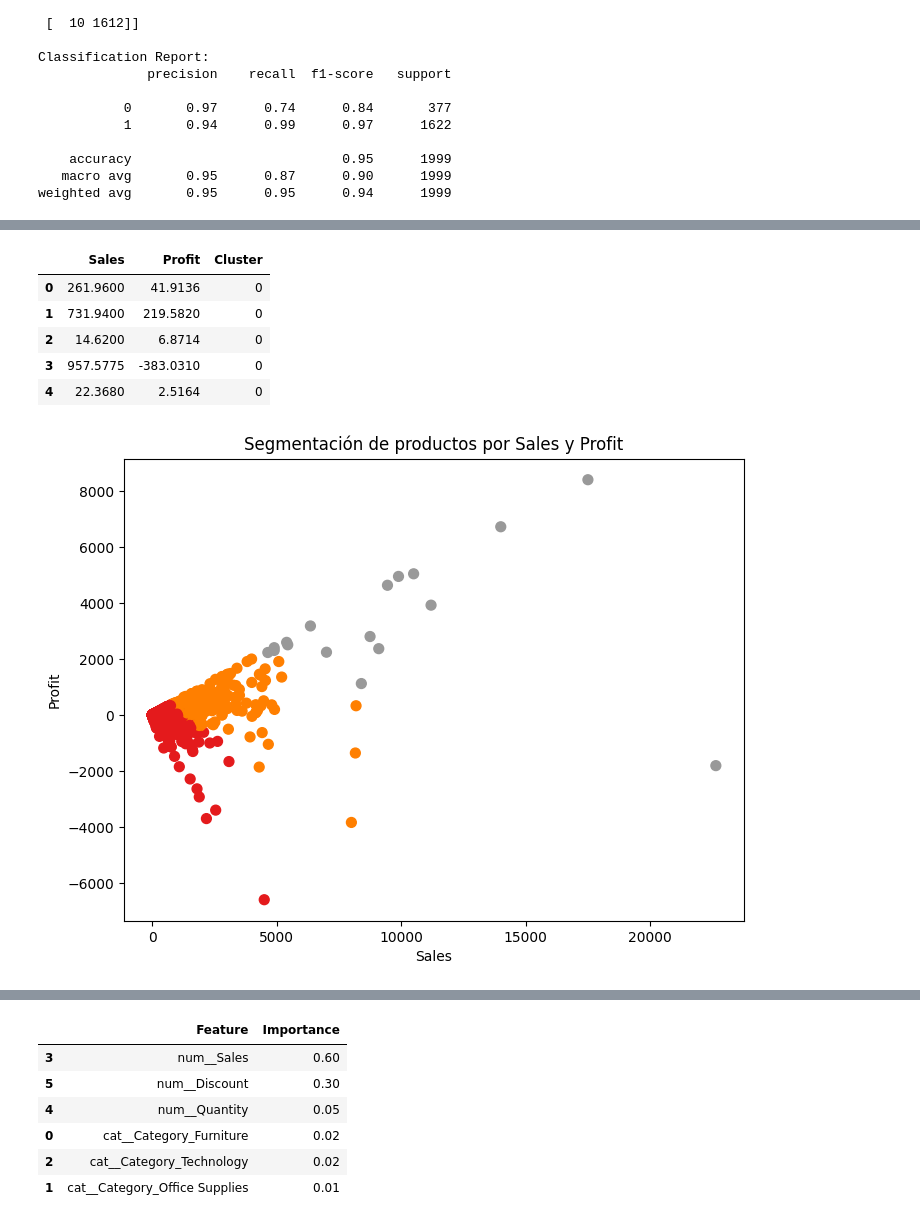
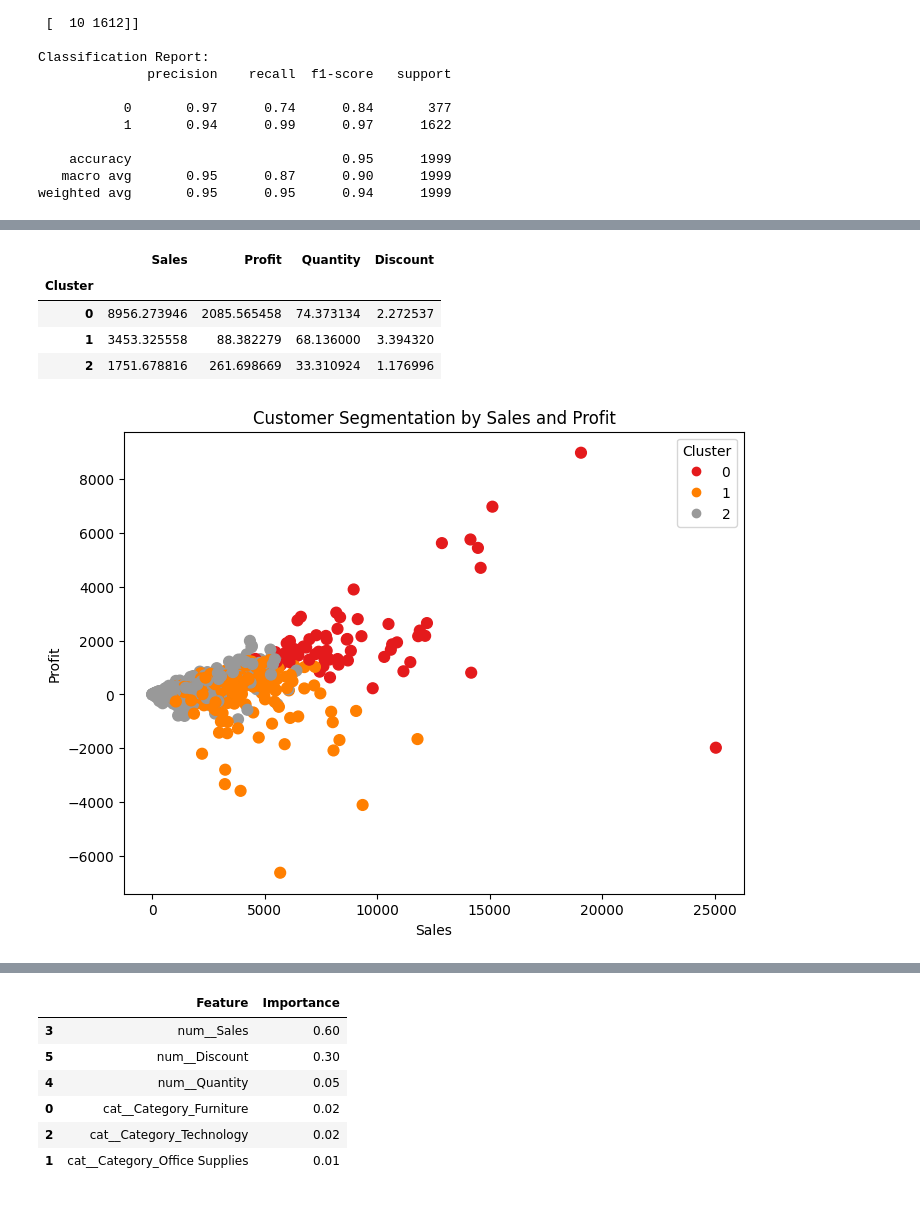
Before and after one commit to Brigiuli/Retail-Sales-Analysis-Profit-Prediction-and-Product-Segmentation, a Jupyter notebook: Retail_Sales_Analysis.ipynb, the cells around one changed output, grey strips where cells are left out. Saved outputs shown, nothing was run; the diff lists cells and outputs as text; code cells hidden in the pictures.

```diff
--- a/Retail_Sales_Analysis.ipynb
+++ b/Retail_Sales_Analysis.ipynb
@@ -520,24 +514,24 @@ Average R²: 0.7267149413859096
 # Clasificación de Profit positivo o negativo
 
 # -------------------------------
-# 1 Crear variable objetivo
+# Crear variable objetivo
 # -------------------------------
-df['Profit_Class'] = (df['Profit'] > 0).astype(int)
+df_model['Profit_Class'] = (df['Profit'] > 0).astype(int)
 
 # Variables predictoras
 features = ['Category', 'Sales', 'Quantity', 'Discount']
-X = df[features]
-y = df['Profit_Class']
+X = df_model[features]
+y = df_model['Profit_Class']
 
 # -------------------------------
-# 2 Train / Test Split
+# Train / Test Split
 # -------------------------------
 X_train, X_test, y_train, y_test = train_test_split(
     X, y, test_size=0.2, random_state=42
 )
 
 # -------------------------------
-# 3 Preprocesamiento
+# Preprocesamiento
 # -------------------------------
 categorical_features = ['Category']
 numeric_features = ['Sales', 'Quantity', 'Discount']
@@ -553,19 +547,19 @@ X_train_processed = preprocessor.fit_transform(X_train)
 X_test_processed = preprocessor.transform(X_test)
 
 # -------------------------------
-# 4 Entrenar modelo
+# Entrenar modelo
 # -------------------------------
 clf = RandomForestClassifier(n_estimators=500, max_depth=10, random_state=42)
 
 clf.fit(X_train_processed, y_train)
 
 # -------------------------------
-# 5 Predicciones
+# Predicciones
 # -------------------------------
 y_pred = clf.predict(X_test_processed)
 
 # -------------------------------
-# 6 Evaluación
+# Evaluación
 # -------------------------------
 accuracy = accuracy_score(y_test, y_pred)
 print(f"Accuracy: {accuracy:.2f}")
@@ -632,43 +590,53 @@ weighted avg       0.95      0.94      0.94      1999
 # %%
-# -------------------------------
-# Segmentación de productos con K-Means
-# -------------------------------
+# =========================
+# Segmentación de Clientes
+# =========================
 
-import pandas as pd
-import matplotlib.pyplot as plt
 from sklearn.cluster import KMeans
 from sklearn.preprocessing import StandardScaler
+import matplotlib.pyplot as plt
 
-# Seleccionamos las variables para segmentar
-X = df[['Sales', 'Profit']]
+# Agrupar información por cliente
+customer_data = df.groupby('Customer ID')[['Sales', 'Profit', 'Quantity', 'Discount']].sum()
 
-# Escalamos las variables
+# Escalar variables
 scaler = StandardScaler()
-X_scaled = scaler.fit_transform(X)
+X_scaled = scaler.fit_transform(customer_data)
 
-# Definimos número de clusters (puedes ajustar entre 3-5)
+# Crear modelo K-Means
 kmeans = KMeans(n_clusters=3, random_state=42)
-clusters = kmeans.fit_predict(X_scaled)
 
-# Agregamos los clusters al dataframe
-df['Cluster'] = clusters
+# Asignar clusters
+customer_data['Cluster'] = kmeans.fit_predict(X_scaled)
 
-# Mostramos algunos datos con los clusters
-display(df[['Sales', 'Profit', 'Cluster']].head())
+# Ver resumen de clusters
+cluster_summary = customer_data.groupby('Cluster')[['Sales', 'Profit', 'Quantity', 'Discount']].mean()
 
-print("\n")
-# Gráfico de dispersión de los clusters
+display(cluster_summary)
+
+# Visualización de clusters
 plt.figure(figsize=(8,6))
-plt.scatter(df['Sales'], df['Profit'], c=df['Cluster'], cmap='Set1', s=50)
-plt.title('Segmentación de productos por Sales y Profit')
+
+scatter = plt.scatter(
+    customer_data['Sales'],
+    customer_data['Profit'],
+    c=customer_data['Cluster'],
+    cmap='Set1',
+    s=60
+)
+
+plt.title('Customer Segmentation by Sales and Profit')
 plt.xlabel('Sales')
 plt.ylabel('Profit')
+
+# Leyenda automática
+plt.legend(*scatter.legend_elements(), title="Cluster")
+
 plt.show()
 # %% [output]
-|  | Sales | Profit | Cluster |
-| 0 | 261.9600 | 41.9136 | 0 |
-| 1 | 731.9400 | 219.5820 | 0 |
-| 2 | 14.6200 | 6.8714 | 0 |
-| 3 | 957.5775 | -383.0310 | 0 |
-| 4 | 22.3680 | 2.5164 | 0 |
+|  | Sales | Profit | Quantity | Discount |
+| Cluster |  |  |  |  |
+| 0 | 8956.273946 | 2085.565458 | 74.373134 | 2.272537 |
+| 1 | 3453.325558 | 88.382279 | 68.136000 | 3.394320 |
+| 2 | 1751.678816 | 261.698669 | 33.310924 | 1.176996 |
-[figure, old version]
+[figure, new version]
```
Also changed, not shown: parts of 20 cells of this notebook.
